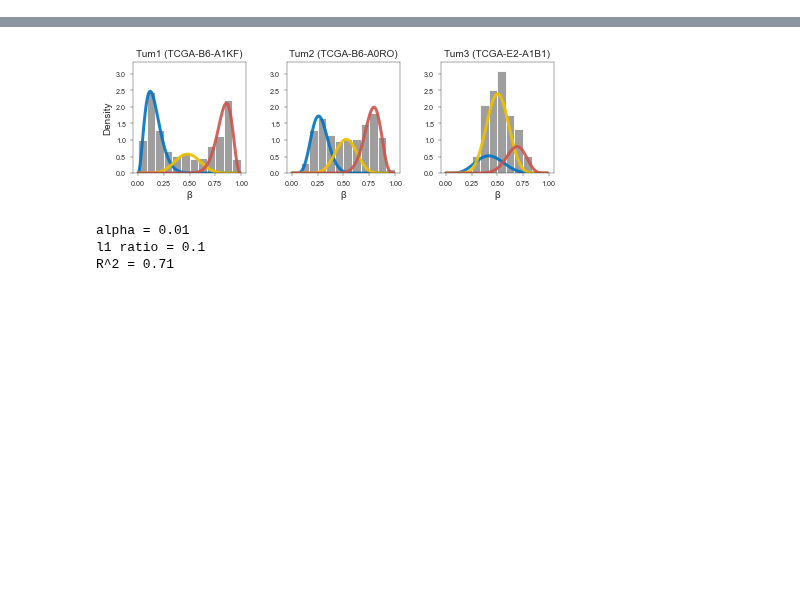
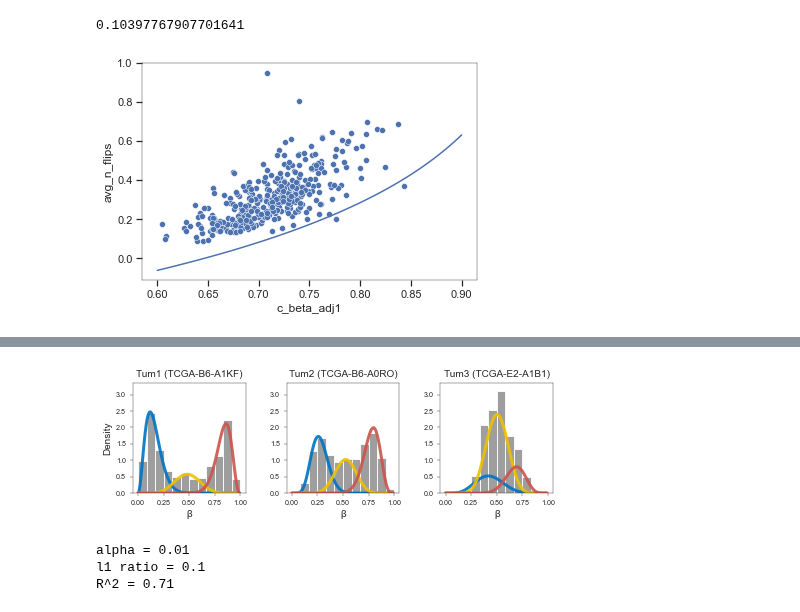
Before and after one commit to danmonyak/EpiClockInvasiveBRCA, a Jupyter notebook: Analysis/Estimate ages.ipynb, the cells around one changed output, grey strips where cells are left out. Saved outputs shown, nothing was run; the diff lists cells and outputs as text; code cells hidden in the pictures; blank space fills up the shorter version.

```diff
--- a/Analysis/Estimate ages.ipynb
+++ b/Analysis/Estimate ages.ipynb
@@ -50,0 +97,9 @@ Ringner
+# %%
+x_arr = np.linspace(0.6, 0.9, 100)
+sns.scatterplot(data=clinical['TCGA'], x='c_beta_adj1', y='avg_n_flips')
+plt.plot(x_arr, c_beta_to_n_flips(x_arr))
+
+print(c_beta_to_n_flips(clinical['TCGA']['c_beta_adj1']).median())
+# %% [output]
+0.10397767907701641
+[figure, added]
```
Also changed, not shown: parts of 29 cells of this notebook, 46 other files.
